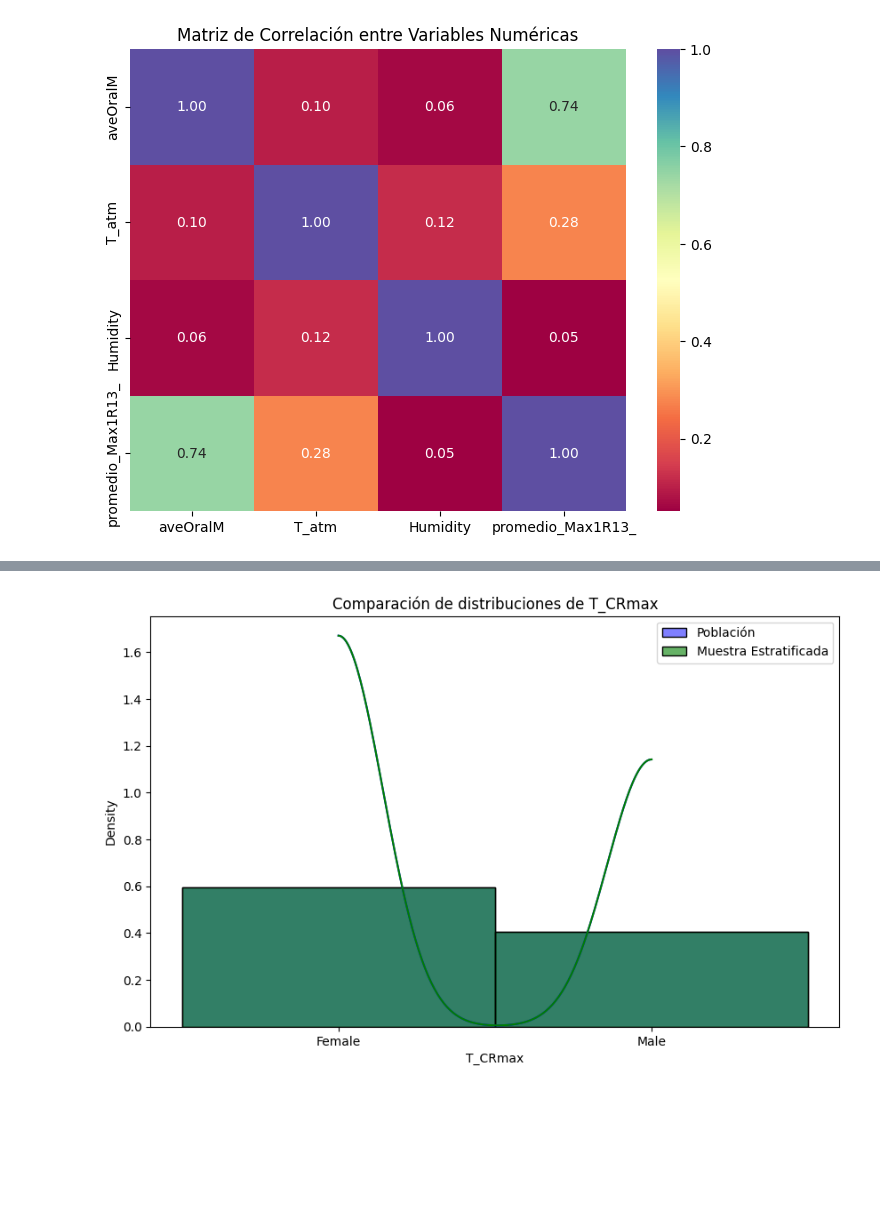
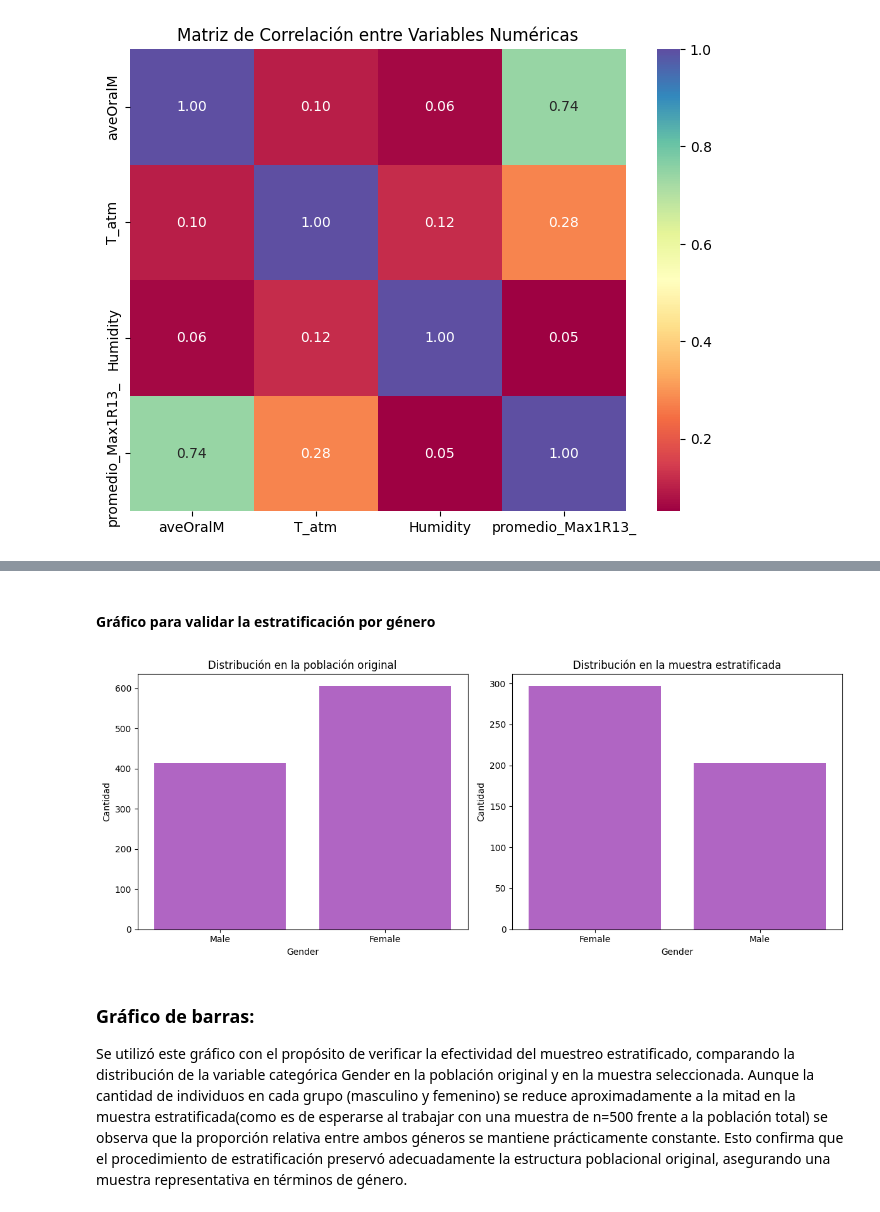
Before and after one commit to CarolinaTabordav/Proyecto-1-estad-stica, a Jupyter notebook: PROYECTO DE ESTADÍSTICA NOTEBOOK.ipynb, the cells around one changed output, grey strips where cells are left out. Saved outputs shown, nothing was run; the diff lists cells and outputs as text; code cells hidden in the pictures; blank space fills up the shorter version.

```diff
--- a/PROYECTO DE ESTADÍSTICA NOTEBOOK.ipynb
+++ b/PROYECTO DE ESTADÍSTICA NOTEBOOK.ipynb
@@ -363,7 +473,7 @@ T_FL=promedio_data(df_1, "T_FHLC1","T_FHLC2","T_FHLC3","T_FHLC4"  )
 T_FB=promedio_data(df_1, "T_FHBC1","T_FHBC2","T_FHBC3","T_FHBC4")
 T_FT=promedio_data(df_1, "T_FHTC1","T_FHTC2","T_FHTC3","T_FHTC4")
 
-df_resultados = pd.DataFrame({  #data frame con el promedio de los valores del termografo
+df_resultados_dic = {  #data frame con el promedio de los valores del termografo
     "T_CRmax": T_CRmax,
     "T_CLmax": T_CLmax,
     "T̅_CRR": T̅_CRR,
@@ -378,8 +488,9 @@ df_resultados = pd.DataFrame({  #data frame con el promedio de los valores del t
     "T_FL": T_FL,
     "T_FB": T_FB,
     "T_FT": T_FT
-})
-from tabulate import tabulate
+}
+df_resultados=pd.DataFrame(df_resultados_dic)
+
 print("Tabla de poblacion de datos pbtenidos por termografo:  \n")
 print(tabulate(df_resultados, headers='keys', tablefmt='github', showindex=True))
 # %% [output]
@@ -557,11 +662,22 @@ Passing `palette` without assigning `hue` is deprecated and will be removed in v
-# %%
-#Si querés comparar visualmente la distribución completa de temperatura entre población y muestra:
-plt.figure(figsize=(10,6))
-sns.histplot(df_muestra_estr['Gender'], label='Población', color='blue', kde=True, stat="density")
-sns.histplot(df_muestra_estr['Gender'], label='Muestra Estratificada', color='green', kde=True, stat="density", alpha=0.6)
-plt.title('Comparación de distribuciones de T_CRmax')
-plt.xlabel('T_CRmax')
-plt.legend()
-plt.show()
-# %% [output]
-[figure, removed]
+# %% [markdown]
+#### Gráfico para validar la estratificación por género
+# %%
+fig, axes = plt.subplots(1, 2, figsize=(12, 5))
+
+# Población original
+sns.countplot(x='Gender', data=df, ax=axes[0], color='mediumorchid')
+axes[0].set_title('Distribución en la población original')
+axes[0].set_ylabel('Cantidad')
+
+# Muestra estratificada
+sns.countplot(x='Gender', data=df_muestra_estr, ax=axes[1], color='mediumorchid')
+axes[1].set_title('Distribución en la muestra estratificada')
+axes[1].set_ylabel('Cantidad')
+
+plt.tight_layout()
+plt.show()
+# %% [output]
+[figure, added]
+# %% [markdown]
+### Gráfico de barras:
+Se utilizó este gráfico con el propósito de verificar la efectividad del muestreo estratificado, comparando la distribución de la variable categórica Gender en la población original y en la muestra seleccionada. Aunque la cantidad  de individuos en cada grupo (masculino y femenino) se reduce aproximadamente a la mitad en la muestra estratificada(como es de esperarse al trabajar con una muestra de n=500 frente a la población total) se observa que la proporción relativa entre ambos géneros se mantiene prácticamente constante. Esto confirma que el procedimiento de estratificación preservó adecuadamente la estructura poblacional original, asegurando una muestra representativa en términos de género.
```
Also changed, not shown: parts of 44 cells of this notebook, 1 other file.
